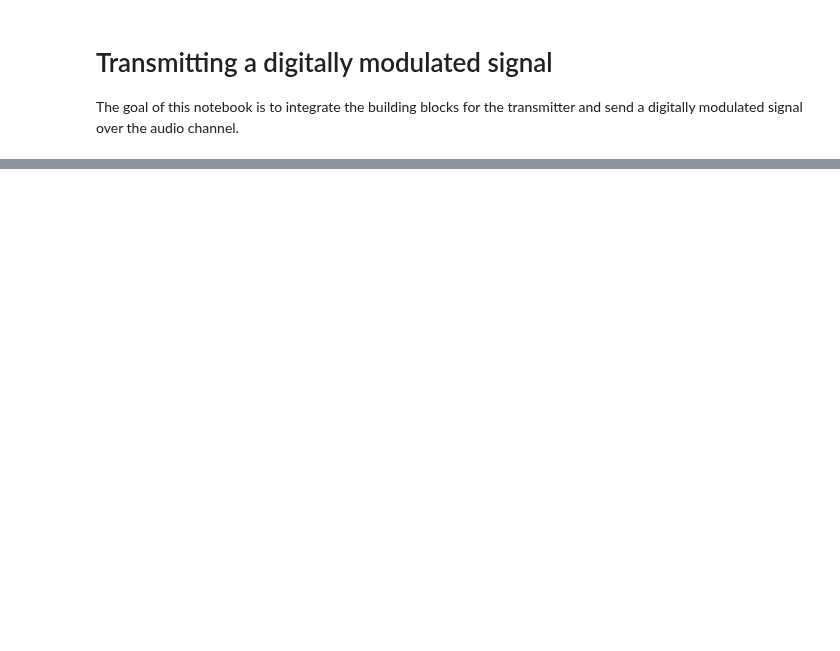
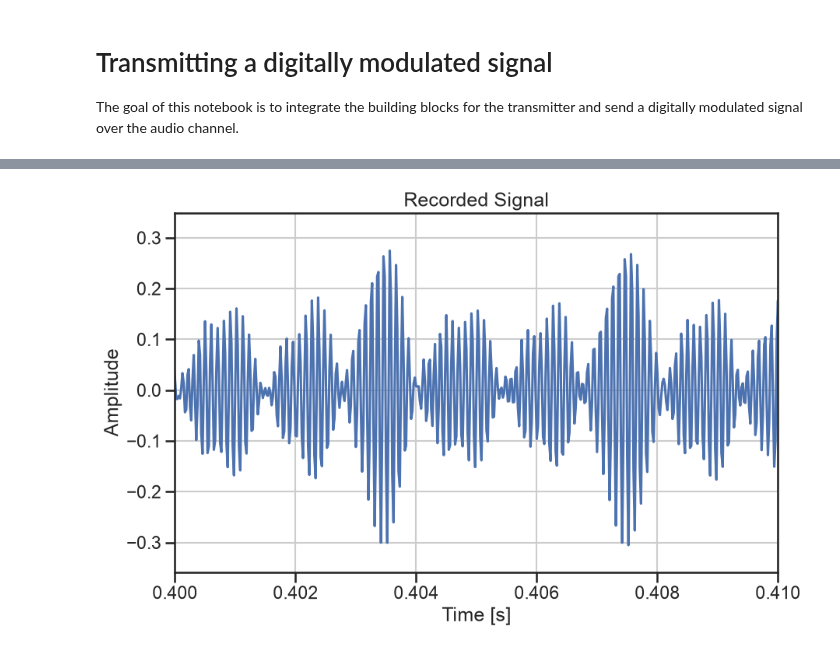
Before and after one commit to bepepa/dc_632_26, a Jupyter notebook: notebooks/10_transmitter.ipynb, the cells around one changed output, grey strips where cells are left out. Cells and saved outputs as stored; diff of their text form; code cells hidden in the pictures; blank space fills up the shorter version.

```diff
--- a/notebooks/10_transmitter.ipynb
+++ b/notebooks/10_transmitter.ipynb
@@ -94,0 +151,11 @@ plt.show()
+# %%
+## zoom in on time-domain signal
+plt.plot(np.arange(len(recorded_signal)) / fs, recorded_signal[:, 0])
+plt.xlabel('Time [s]')
+plt.ylabel('Amplitude')
+plt.title('Recorded Signal')
+plt.xlim(0.4, .41)
+plt.grid()
+plt.show()
+# %% [output]
+[figure, added]
```
Also changed, not shown: parts of 14 cells of this notebook, 3 other files.
